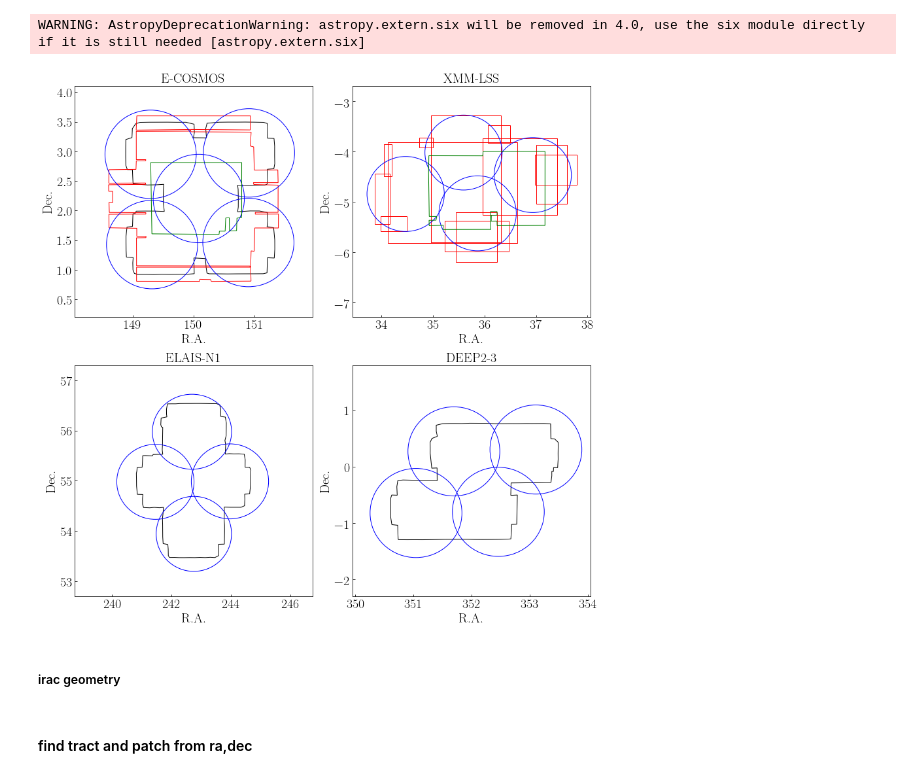
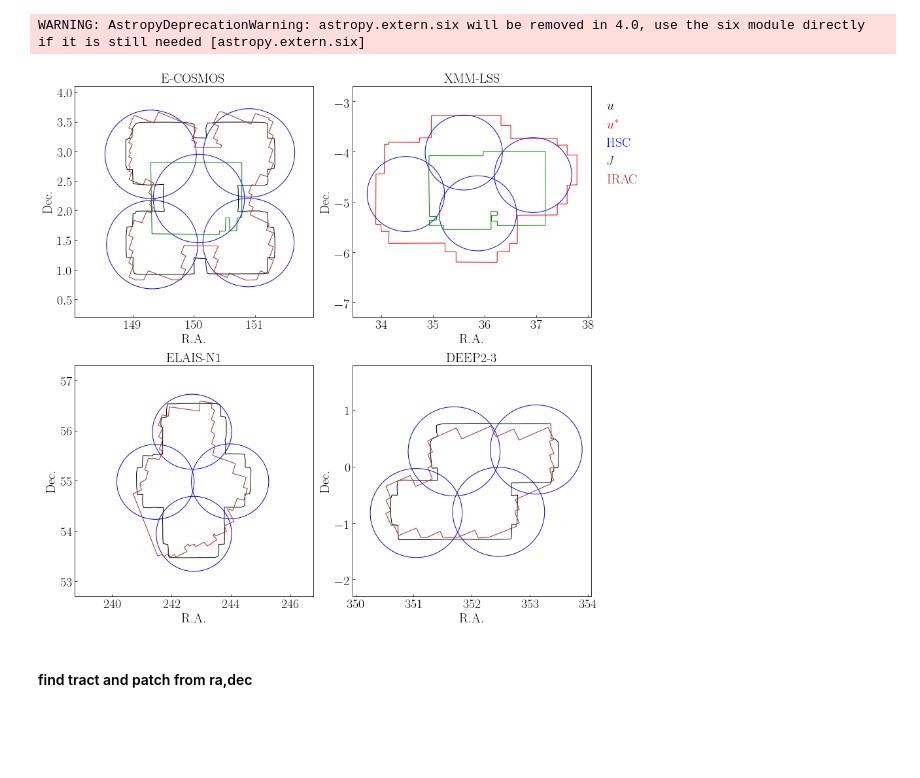
Before and after one commit to LejayChen/massive_gals, a Jupyter notebook: lephare_filters.ipynb, the cells around one changed output. Saved outputs shown, nothing was run; the diff lists cells and outputs as text; code cells hidden in the pictures; blank space fills up the shorter version.

```diff
--- a/lephare_filters.ipynb
+++ b/lephare_filters.ipynb
@@ -72,10 +72,10 @@ from regions import PixCoord, CirclePixelRegion,RectanglePixelRegion, PolygonPix
 WARNING: AstropyDeprecationWarning: astropy.extern.six will be removed in 4.0, use the six module directly if it is still needed [astropy.extern.six]
 # %%
 # megacam, hsc, vircam
-cosmos_reg_filelist = ['MegaCam_u_cosmos.reg','MegaCam_uS_cosmos.reg','HSC_cosmos.reg','VIRCAM_J_cosmos.reg']
-xmm_reg_filelist = ['MegaCam_u_xmm.reg','MegaCam_uS_xmm.reg','HSC_xmm.reg','VIRCAM_J_xmm.reg']
-elais_reg_filelist = ['MegaCam_u_elais.reg','MegaCam_uS_elais.reg','HSC_elais.reg','VIRCAM_J_elais.reg']
-deep_reg_filelist = ['MegaCam_u_deep2.reg','MegaCam_uS_deep2.reg','HSC_deep2.reg','VIRCAM_J_deep2.reg']
+cosmos_reg_filelist = ['MegaCam_u_cosmos.reg','MegaCam_uS_cosmos.reg','HSC_cosmos.reg','VIRCAM_J_cosmos.reg','IRAC_cosmos.reg']
+xmm_reg_filelist = ['MegaCam_u_xmm.reg','MegaCam_uS_xmm_outline.reg','HSC_xmm.reg','VIRCAM_J_xmm.reg']
+elais_reg_filelist = ['MegaCam_u_elais.reg','MegaCam_uS_elais.reg','HSC_elais.reg','VIRCAM_J_elais.reg','IRAC_elais.reg']
+deep_reg_filelist = ['MegaCam_u_deep2.reg','MegaCam_uS_deep2.reg','HSC_deep2.reg','VIRCAM_J_deep2.reg','IRAC_deep2.reg']
 
 # ra_min, ra_max, dec_min, dec_max
 cosmos_radec_lim = [148,152,0.5,3.8]
@@ -85,15 +85,20 @@ deep_radec_lim = [354,350,-2,1.5]
 
 field_lim_list = [cosmos_radec_lim, xmm_radec_lim, elais_radec_lim, deep_radec_lim]
 field_name_list = ['E-COSMOS','XMM-LSS','ELAIS-N1','DEEP2-3']
+filter_list =['$u$','$u^*$','HSC','$J$','IRAC']
 # %%
-fig, axs = plt.subplots(2, 2, figsize = (12, 12))
-colors = ['k','r','b','g']
+fig, axs = plt.subplots(2, 3, figsize = (18, 12))
+colors = ['k','r','b','g','brown']
 for field_num, field_reg_list in enumerate([cosmos_reg_filelist, xmm_reg_filelist, elais_reg_filelist,deep_reg_filelist]):
     row = field_num // 2
     col = field_num % 2
     for i,filename in enumerate(field_reg_list):
         file = open('../regions/'+filename)
         lines = file.readlines()
+
+        if field_num==0 and i==1: #cosmos us
+            continue
+
         for line in lines:
             if 'polygon' in line:
                 line = 'wcs; fk5\n '+line.rstrip()
@@ -133,35 +138,35 @@ for field_num, field_reg_list in enumerate([cosmos_reg_filelist, xmm_reg_filelis
                 pixel_width = region.width.value/3600
                 pixel_region = RectanglePixelRegion(center=pixel_center, width=pixel_width,height=pixel_height)
 
                 artist = pixel_region.as_artist(edgecolor=colors[i],fill=False)
                 axs[row][col].add_artist(artist)
 
     ra_min = field_lim_list[field_num][0]-0.3
     ra_max = field_lim_list[field_num][1]+0.3
     ra_avg = (ra_min+ra_max)/2
     ra_diff = ra_max - ra_min
 
     dec_min = field_lim_list[field_num][2]-0.3
     dec_max = field_lim_list[field_num][3]+0.3
     dec_avg = (dec_min+dec_max)/2
     dec_diff = dec_max - dec_min
 
     aspect_ratio = ra_diff/dec_diff
     #np.cos(dec_avg/180.*np.pi)
 
     axs[row][col].set_xlim(ra_avg-ra_diff/np.cos(dec_avg/180.*np.pi)/aspect_ratio/2, ra_avg+ra_diff/np.cos(dec_avg/180.*np.pi)/aspect_ratio/2)
     axs[row][col].set_ylim(dec_min, dec_max)
     axs[row][col].set_xlabel('R.A.',fontsize=20)
     axs[row][col].set_ylabel('Dec.',fontsize=20)
     axs[row][col].set_adjustable(adjustable='box')
     axs[row][col].set_title(field_name_list[field_num],fontsize=20)
     # axs[row][col].set_aspect('equal')
 
 plt.tight_layout()
+axs[-1, -1].axis('off')
+axs[0, 2].axis('off')
 
-for i in range(len(colors))
-    axs[1][0].annotate()
+for i in range(len(colors)):
+    axs[0][2].annotate(filter_list[i],xy=([-0.1,0.9-0.08*i]),xycoords='axes fraction',fontsize=20,color=colors[i])
 # %% [output]
-[figure, old version]
+[figure, new version]
-# %% [markdown]
-##### irac geometry
```
Also changed, not shown: parts of 1 cell of this notebook, 5 other files.
